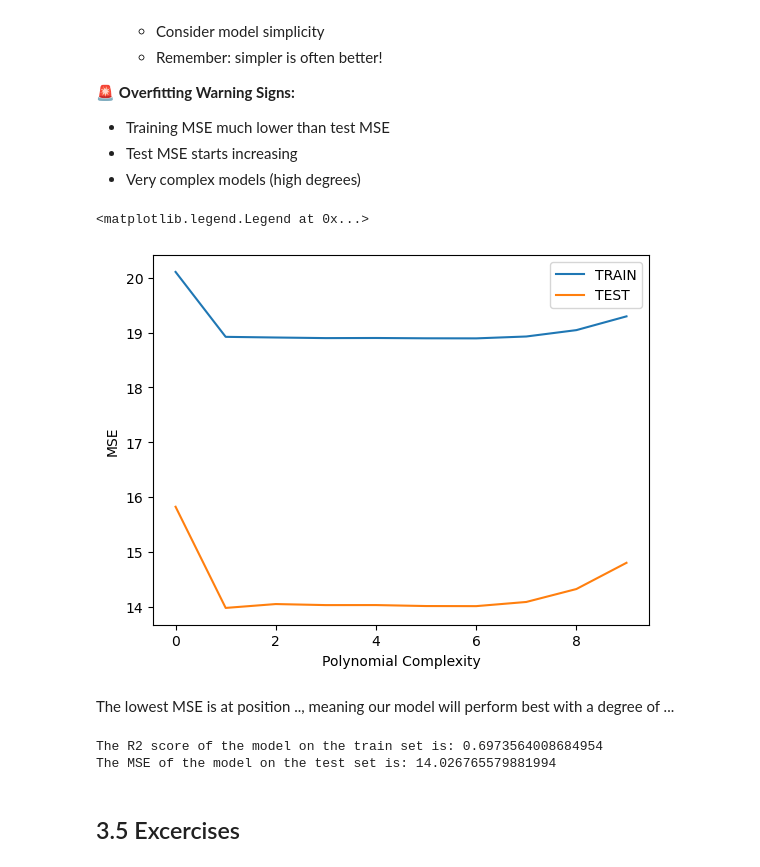
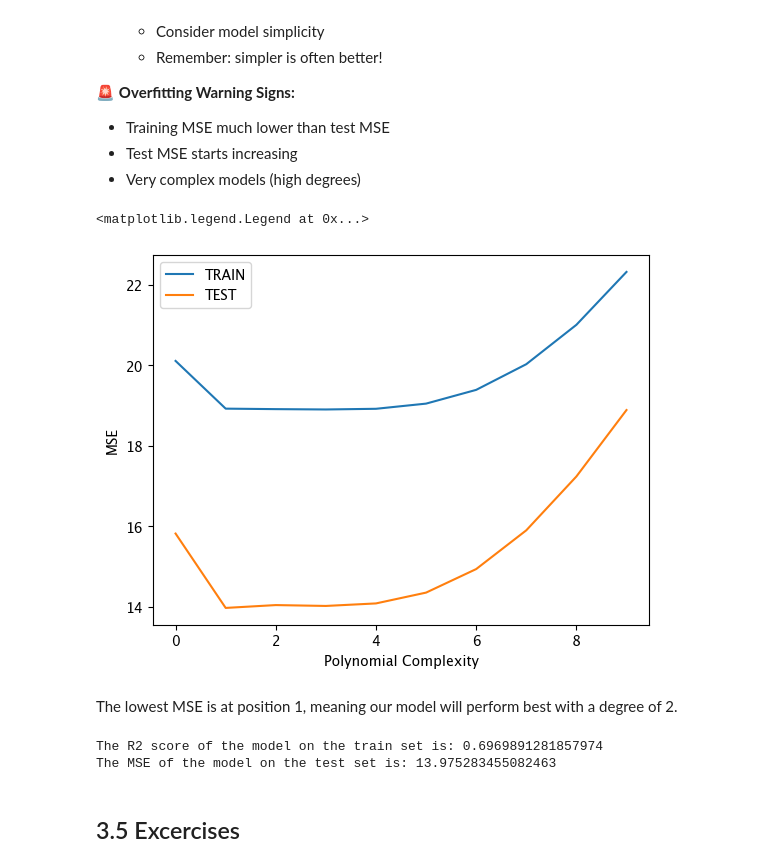
Before and after one commit to massirr/data-science-fundamentals, a Jupyter notebook: 3-Polynomial Regression/DSF 03 - Polynomial Regression Excercise.ipynb, the cells around one changed output. Drawn from its saved outputs; the diff is of its cells as text; code cells hidden in the pictures.

```diff
--- a/3-Polynomial Regression/DSF 03 - Polynomial Regression Excercise.ipynb
+++ b/3-Polynomial Regression/DSF 03 - Polynomial Regression Excercise.ipynb
@@ -113,5 +111,7 @@ Look at the dataset carefully. We need to identify any columns that might cause
 Your analysis:
 # %% [markdown]
 ##### Question 2: Drop the extra column.
-# %%
-df = ...
+# %%
+print(df.dtypes)
+dfC = df.drop('car name', axis=1)
+dfC.head()
@@ -185,9 +206,9 @@ Let's improve our model:
 
 Remember: We're looking for a better fit without going too complex! 🎯
 # %%
-X_train, X_test, y_train, y_test = ...
+X_train, X_test, y_train, y_test = train_test_split(dfC["weight"], dfC["mpg"], test_size=0.3, random_state=42)
 model = LinearRegression()
-pol_exp = PolynomialFeatures(degree= ...)
+pol_exp = PolynomialFeatures(degree= 3)
 model.fit(pol_exp.fit_transform(X_train.to_numpy().reshape(-1,1)), y_train)
 print('The R2 score of the model on the train set is:', model.score(pol_exp.fit_transform(X_train.to_numpy().reshape(-1,1)), y_train))
 print('The MSE of the model on the test set is:', mean_squared_error(model.predict(pol_exp.fit_transform(X_test.to_numpy().reshape(-1,1))), y_test))
@@ -255,40 +278,40 @@ Let's find the best polynomial degree for our model systematically:
 # %%
 train_mse_errors = []
 test_mse_errors = []
 
-X_train, X_test, y_train, y_test = ....
+X_train, X_test, y_train, y_test = train_test_split(dfC["weight"], dfC["mpg"], test_size=0.3, random_state=42)
 
 for d in range(1,11):
     model = LinearRegression()
     pol_exp = PolynomialFeatures(degree=d)
     model.fit(pol_exp.fit_transform(X_train.to_numpy().reshape(-1,1)), y_train)
 
     train_MSE = mean_squared_error(model.predict(pol_exp.fit_transform(X_train.to_numpy().reshape(-1,1))), y_train)
     test_MSE = mean_squared_error(model.predict(pol_exp.fit_transform(X_test.to_numpy().reshape(-1,1))), y_test)
 
     train_mse_errors.append(train_MSE)
     test_mse_errors.append(test_MSE)
 
 plt.plot(train_mse_errors,label='TRAIN')
 plt.plot(test_mse_errors,label='TEST')
 plt.xlabel("Polynomial Complexity")
 plt.ylabel("MSE")
 plt.legend()
 # %% [output]
 <matplotlib.legend.Legend at 0x...>
-[figure, old version]
+[figure, new version]
 # %% [markdown]
-The lowest MSE is at position .., meaning our model will perform best with a degree of ...
+The lowest MSE is at position 1, meaning our model will perform best with a degree of 2.
 # %%
-X_train, X_test, y_train, y_test = train_test_split(df["weight"], df["mpg"], test_size=0.3, random_state=42)
+X_train, X_test, y_train, y_test = train_test_split(dfC["weight"], dfC["mpg"], test_size=0.3, random_state=42)
 model = LinearRegression()
-pol_exp = PolynomialFeatures(degree= ...)
+pol_exp = PolynomialFeatures(degree= 2)
 model.fit(pol_exp.fit_transform(X_train.to_numpy().reshape(-1,1)), y_train)
 print('The R2 score of the model on the train set is:', model.score(pol_exp.fit_transform(X_train.to_numpy().reshape(-1,1)), y_train))
 print('The MSE of the model on the test set is:', mean_squared_error(model.predict(pol_exp.fit_transform(X_test.to_numpy().reshape(-1,1))), y_test))
 # %% [output]
-The R2 score of the model on the train set is: 0.6973564008684954
-The MSE of the model on the test set is: 14.026765579881994
+The R2 score of the model on the train set is: 0.6969891281857974
+The MSE of the model on the test set is: 13.975283455082463
 # %% [markdown]
 ## 3.5 Excercises
 # %% [markdown]
```
Also changed, not shown: parts of 20 cells of this notebook, 1 other file.
